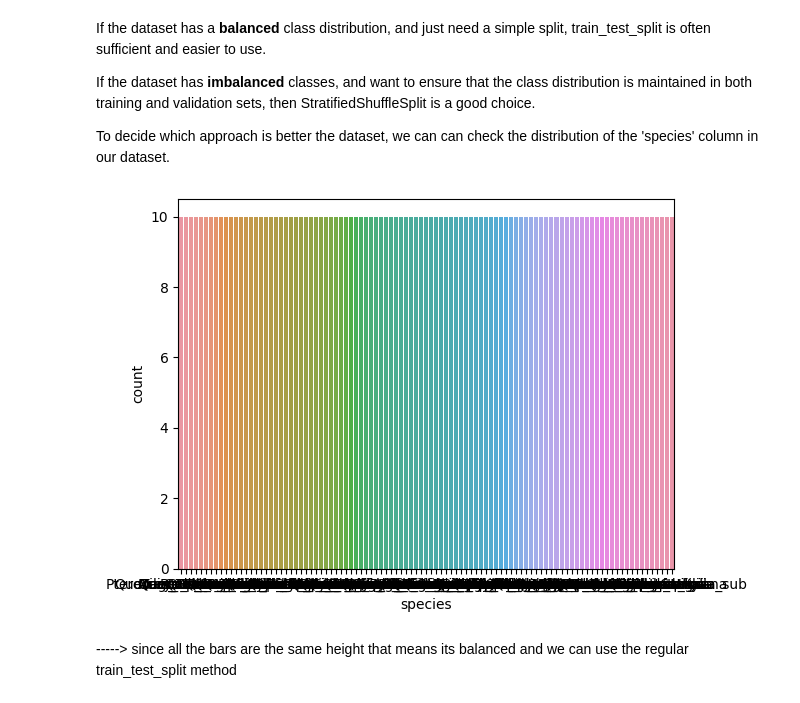
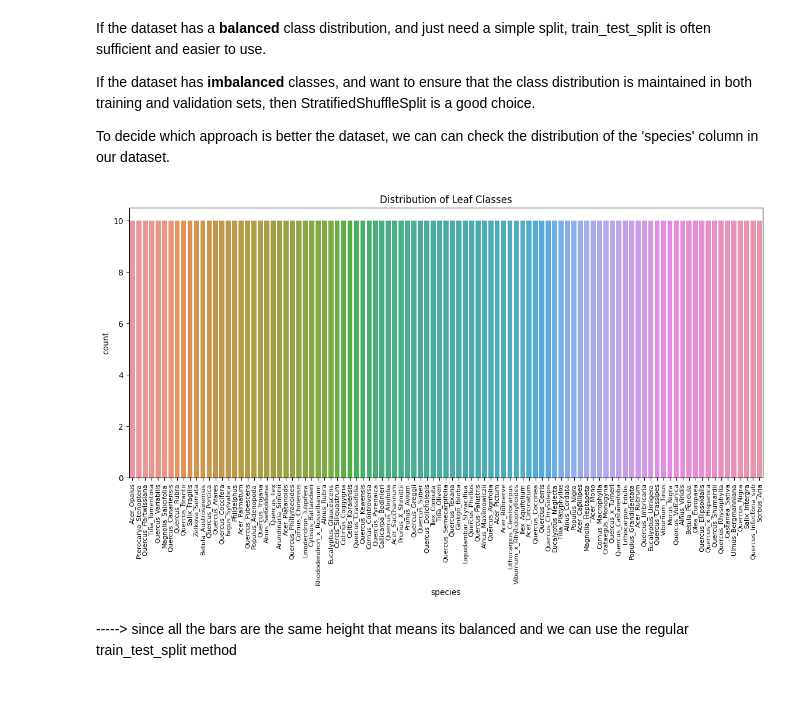
Before and after one commit to HanyaAdel/CNN-Leaf-Classification, a Jupyter notebook: cnn_leaf_classification.ipynb, the cells around one changed output. Saved outputs shown, nothing was run; the diff lists cells and outputs as text; code cells hidden in the pictures.

```diff
--- a/cnn_leaf_classification.ipynb
+++ b/cnn_leaf_classification.ipynb
@@ -269,11 +299,15 @@ If the dataset has a <b>balanced</b> class distribution, and just need a simple
 If the dataset has <b>imbalanced</b> classes, and want to ensure that the class distribution is maintained in both training and validation sets, then StratifiedShuffleSplit is a good choice.<br>
 
 To decide which approach is better the dataset, we can can check the distribution of the 'species' column in our dataset.
-# %%
-sns.countplot(x='species', data=train_df)
-plt.show()
-# %% [output]
-[figure, removed]
+# %%
+plt.figure(figsize=(14, 6))
+sns.countplot(x='species', data=train_df)
+plt.title('Distribution of Leaf Classes')
+plt.xticks(rotation=90)
+plt.xticks(fontsize=8)
+plt.show()
+# %% [output]
+[figure, added]
 # %% [markdown]
 -----> since all the bars are the same height that means its balanced and we can use the regular train_test_split method
 # %% [markdown]
```
Also changed, not shown: parts of 4 cells of this notebook.
